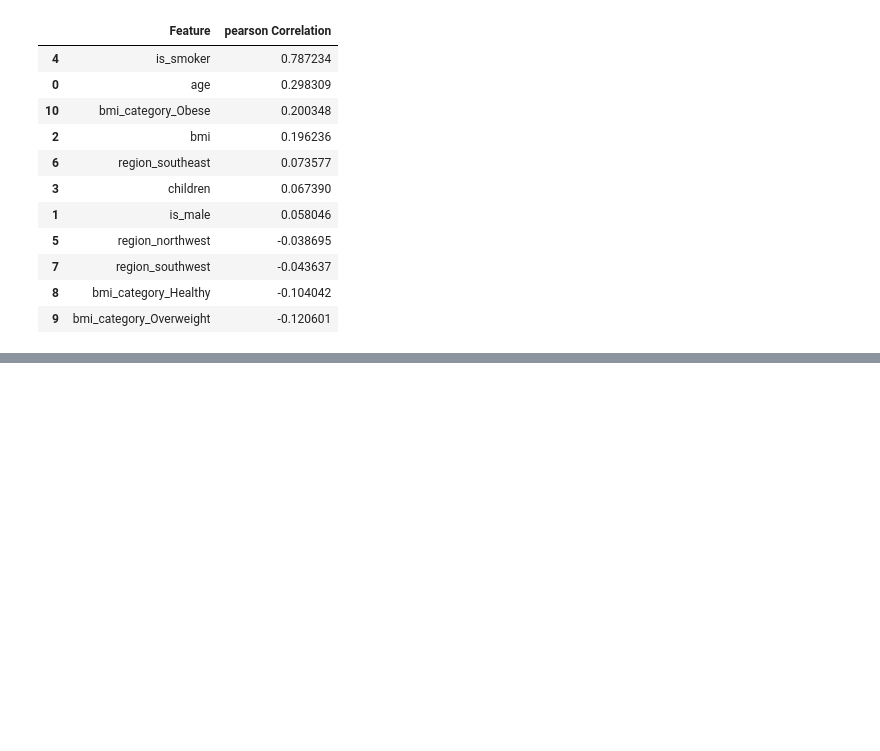
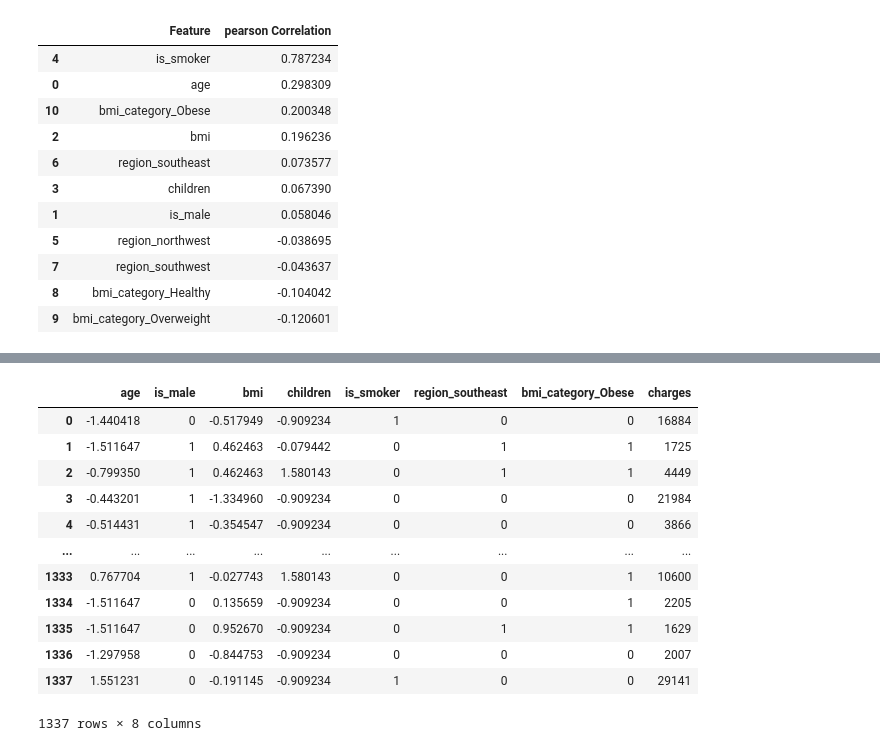
Before and after one commit to Hiteshgurnani123/machine-learning-2.0, a Jupyter notebook: EDA.ipynb, the cells around one changed output, grey strips where cells are left out. Cells and saved outputs as stored; diff of their text form; code cells hidden in the pictures; blank space fills up the shorter version.

```diff
--- a/EDA.ipynb
+++ b/EDA.ipynb
@@ -376,0 +398,19 @@ for col in cat_features:
+# %%
+final_df = df_cleaned[['age', 'is_male', 'bmi', 'children', 'is_smoker',
+       'region_southeast', 'bmi_category_Obese', 'charges']]
+# %%
+final_df
+# %% [output]
+|  | age | is_male | bmi | children | is_smoker | region_southeast | bmi_category_Obese | charges |
+| 0 | -1.440418 | 0 | -0.517949 | -0.909234 | 1 | 0 | 0 | 16884 |
+| 1 | -1.511647 | 1 | 0.462463 | -0.079442 | 0 | 1 | 1 | 1725 |
+| 2 | -0.799350 | 1 | 0.462463 | 1.580143 | 0 | 1 | 1 | 4449 |
+| 3 | -0.443201 | 1 | -1.334960 | -0.909234 | 0 | 0 | 0 | 21984 |
+| 4 | -0.514431 | 1 | -0.354547 | -0.909234 | 0 | 0 | 0 | 3866 |
+| ... | ... | ... | ... | ... | ... | ... | ... | ... |
+| 1333 | 0.767704 | 1 | -0.027743 | 1.580143 | 0 | 0 | 1 | 10600 |
+| 1334 | -1.511647 | 0 | 0.135659 | -0.909234 | 0 | 0 | 1 | 2205 |
+| 1335 | -1.511647 | 0 | 0.952670 | -0.909234 | 0 | 1 | 1 | 1629 |
+| 1336 | -1.297958 | 0 | -0.844753 | -0.909234 | 0 | 0 | 0 | 2007 |
+| 1337 | 1.551231 | 0 | -0.191145 | -0.909234 | 1 | 0 | 0 | 29141 |
+1337 rows × 8 columns
```
Also changed, not shown: parts of 1 cell of this notebook.
